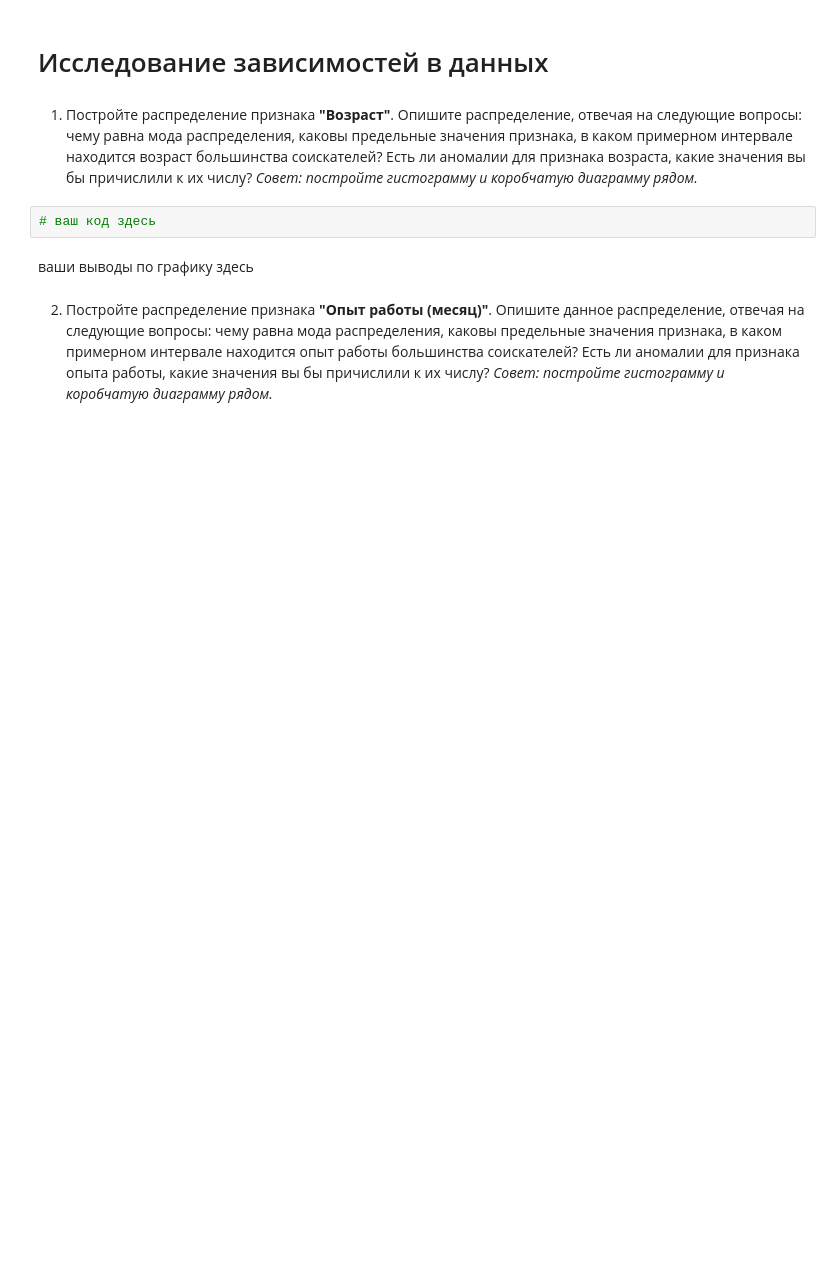
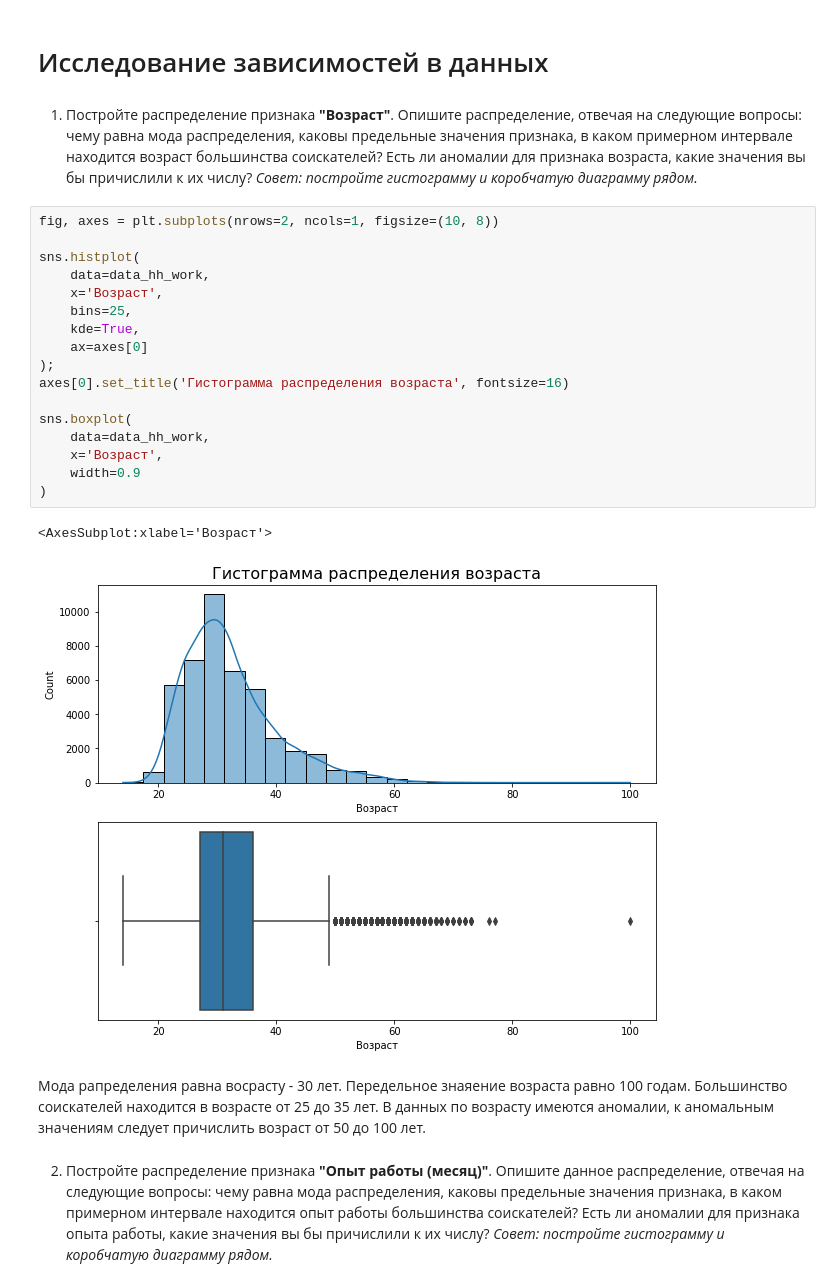
Before and after one commit to SegaGLm/skill_factory_ds, a Jupyter notebook: project_1/Project_1.ipynb, the cells around one changed output. Cells and saved outputs as stored; diff of their text form; blank space fills up the shorter version.

```diff
--- a/project_1/Project_1.ipynb
+++ b/project_1/Project_1.ipynb
@@ -409,9 +471,29 @@ None
 1. Постройте распределение признака **"Возраст"**. Опишите распределение, отвечая на следующие вопросы: чему равна мода распределения, каковы предельные значения признака, в каком примерном интервале находится возраст большинства соискателей? Есть ли аномалии для признака возраста, какие значения вы бы причислили к их числу?
 *Совет: постройте гистограмму и коробчатую диаграмму рядом.*
 # %%
-# ваш код здесь
+fig, axes = plt.subplots(nrows=2, ncols=1, figsize=(10, 8))
+
+sns.histplot(
+    data=data_hh_work,
+    x='Возраст',
+    bins=25,
+    kde=True,
+    ax=axes[0]
+);
+axes[0].set_title('Гистограмма распределения возраста', fontsize=16)
+
+sns.boxplot(
+    data=data_hh_work,
+    x='Возраст',
+    width=0.9
+)
+# %% [output]
+<AxesSubplot:xlabel='Возраст'>
+[figure, added]
-# %% [markdown]
-ваши выводы по графику здесь
+# %% [markdown]
+Мода рапределения равна восрасту - 30 лет.
+Передельное знаяение возраста равно 100 годам. Большинство соискателей находится в возрасте от 25 до 35 лет.
+В данных по возрасту имеются аномалии, к аномальным значениям следует причислить возраст от 50 до 100 лет.
 # %% [markdown]
 2. Постройте распределение признака **"Опыт работы (месяц)"**. Опишите данное распределение, отвечая на следующие вопросы: чему равна мода распределения, каковы предельные значения признака, в каком примерном интервале находится опыт работы большинства соискателей? Есть ли аномалии для признака опыта работы, какие значения вы бы причислили к их числу?
 *Совет: постройте гистограмму и коробчатую диаграмму рядом.*
```
Also changed, not shown: parts of 25 cells of this notebook.
